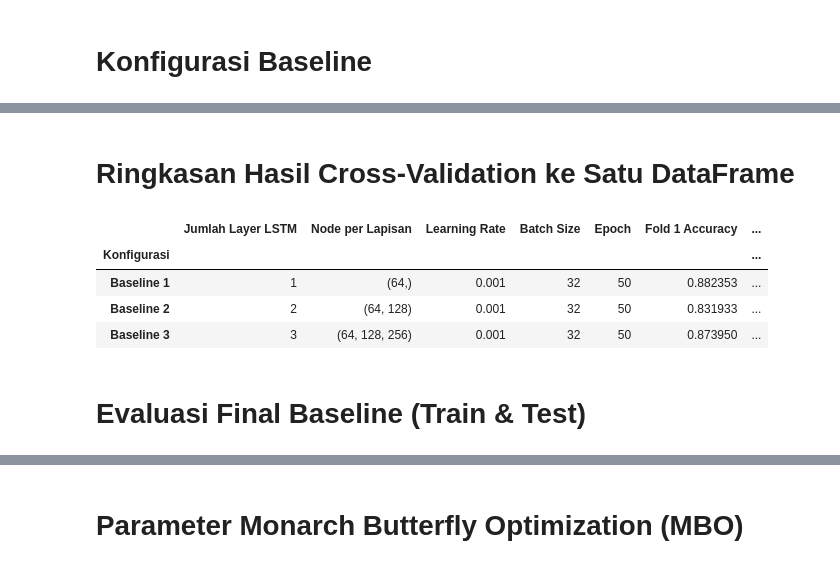
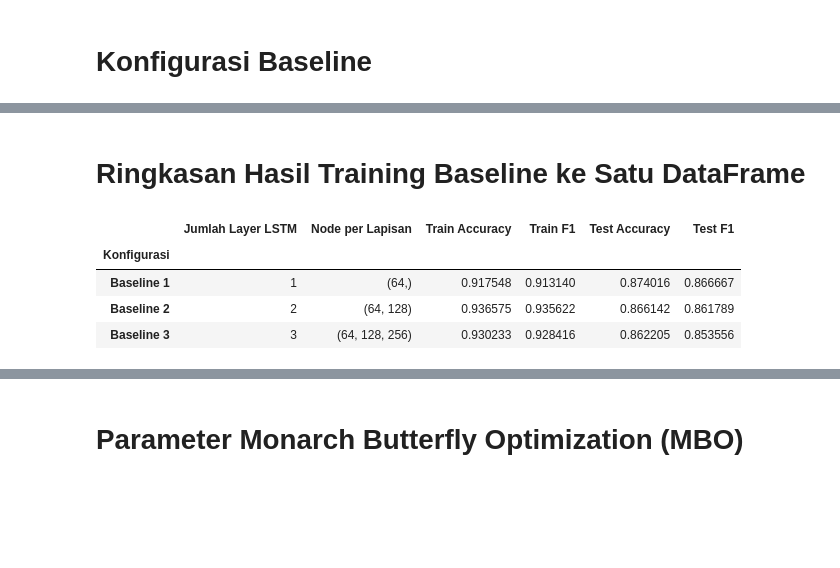
Before and after one commit to EmirAtthariq/Smiles2Vec_LSTM, a Jupyter notebook: smiles2vec_LSTM.ipynb, the cells around one changed output, grey strips where cells are left out. Cells and saved outputs as stored; diff of their text form; code cells hidden in the pictures; blank space fills up the shorter version.

```diff
--- a/smiles2vec_LSTM.ipynb
+++ b/smiles2vec_LSTM.ipynb
@@ -185,10 +185,19 @@ Holdout test (dikunci)  : (254, 101)
 # %%
-X_cv = X_train.astype(np.int64)
-Y_cv = Y_train.flatten().astype(np.int64) if Y_train.ndim > 1 else Y_train.astype(np.int64)
+X_pool = X_train.astype(np.int64)
+Y_pool = Y_train.flatten().astype(np.int64) if Y_train.ndim > 1 else Y_train.astype(np.int64)
 
 X_test_int = X_test.astype(np.int64)
 Y_test_int = Y_test.flatten().astype(np.int64) if Y_test.ndim > 1 else Y_test.astype(np.int64)
 
-print("Data untuk Cross-Validation:", X_cv.shape)
-print("Holdout Test (dikunci)     :", X_test_int.shape)
+# Split training pool (70%) jadi Train & Validation (misal 80:20)
+X_tr, X_val, Y_tr, Y_val = train_test_split(
+    X_pool, Y_pool,
+    test_size=0.2,
+    random_state=42,
+    stratify=Y_pool
+)
+
+print("Train      :", X_tr.shape)
+print("Validation :", X_val.shape)
+print("Holdout Test (dikunci):", X_test_int.shape)
 # %% [output]
@@ -413,3 +439,0 @@ Rata-rata Accuracy: 0.8784 (+/- 0.0180)
-# %%
-for name, histories in cv_histories.items():
-    plot_avg_learning_curve(histories, model_name=name)
@@ -423,49 +440,27 @@ Learning curve disimpan di: learning_curves\learning_curve_CV_Baseline_3.png
 # %% [markdown]
-# Ringkasan Hasil Cross-Validation ke Satu DataFrame
+# Ringkasan Hasil Training Baseline ke Satu DataFrame
 # %%
 summary_rows = []
 
 for name, units_list in baseline_configs.items():
-    scores = cv_results[name]          # array accuracy tiap fold (5 nilai)
-    histories = cv_histories[name]      # list of dict, satu per fold
+    metrics_train = baseline_eval_results[name]["train"]
+    metrics_test = baseline_eval_results[name]["test"]
 
-    # Rata-rata learning curve dari 5 fold, ambil nilai epoch TERAKHIR
-    avg_train_loss = np.mean([h["loss"][-1] for h in histories])
-    avg_val_loss   = np.mean([h["val_loss"][-1] for h in histories])
-    avg_train_acc  = np.mean([h["accuracy"][-1] for h in histories])
-    avg_val_acc    = np.mean([h["val_accuracy"][-1] for h in histories])
-
-    row = {
+    summary_rows.append({
         "Konfigurasi": name,
         "Jumlah Layer LSTM": len(units_list),
         "Node per Lapisan": str(tuple(units_list)),
-        "Learning Rate": 0.001,
-        "Batch Size": 32,
-        "Epoch": 50,
-    }
-
-    # Accuracy tiap fold (Fold 1 - Fold 5)
-    for i, score in enumerate(scores):
-        row[f"Fold {i+1} Accuracy"] = score
-
-    row["Accuracy Mean"] = scores.mean()
-    row["Accuracy Std"]  = scores.std()
-
-    # Nilai akhir learning curve (rata-rata dari 5 fold, epoch terakhir)
-    row["Avg Train Loss (epoch akhir)"] = avg_train_loss
-    row["Avg Val Loss (epoch akhir)"]   = avg_val_loss
-    row["Avg Train Acc (epoch akhir)"]  = avg_train_acc
-    row["Avg Val Acc (epoch akhir)"]    = avg_val_acc
-
-    summary_rows.append(row)
+        "Train Accuracy": metrics_train["accuracy"],
+        "Train F1": metrics_train["f1_score"],
+        "Test Accuracy": metrics_test["accuracy"],
+        "Test F1": metrics_test["f1_score"],
+    })
 
 full_summary_df = pd.DataFrame(summary_rows).set_index("Konfigurasi")
 display(full_summary_df)
 # %% [output]
-|  | Jumlah Layer LSTM | Node per Lapisan | Learning Rate | Batch Size | Epoch | Fold 1 Accuracy | ... |
-| Konfigurasi |  |  |  |  |  |  | ... |
-| Baseline 1 | 1 | (64,) | 0.001 | 32 | 50 | 0.882353 | ... |
-| Baseline 2 | 2 | (64, 128) | 0.001 | 32 | 50 | 0.831933 | ... |
-| Baseline 3 | 3 | (64, 128, 256) | 0.001 | 32 | 50 | 0.873950 | ... |
+|  | Jumlah Layer LSTM | Node per Lapisan | Train Accuracy | Train F1 | Test Accuracy | Test F1 |
+| Konfigurasi |  |  |  |  |  |  |
+| Baseline 1 | 1 | (64,) | 0.917548 | 0.913140 | 0.874016 | 0.866667 |
+| Baseline 2 | 2 | (64, 128) | 0.936575 | 0.935622 | 0.866142 | 0.861789 |
+| Baseline 3 | 3 | (64, 128, 256) | 0.930233 | 0.928416 | 0.862205 | 0.853556 |
-# %% [markdown]
-# Evaluasi Final Baseline (Train & Test)
```
Also changed, not shown: parts of 32 cells of this notebook, 13 other files.
